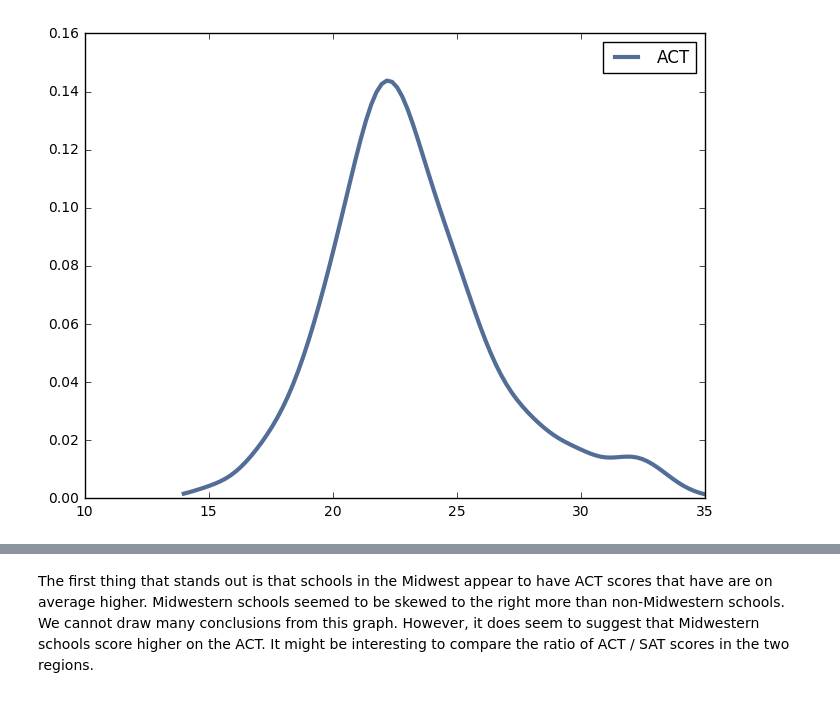
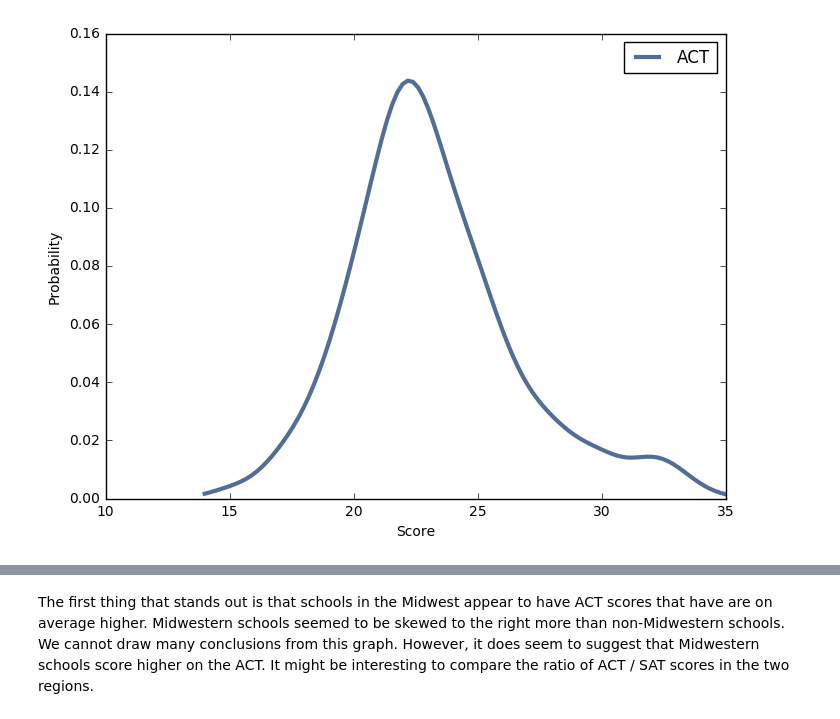
Before and after one commit to willythor/ThinkStats2, a Jupyter notebook: code/report1.ipynb, the cells around one changed output, grey strips where cells are left out. Drawn from its saved outputs; the diff is of its cells as text; code cells hidden in the pictures.

```diff
--- a/code/report1.ipynb
+++ b/code/report1.ipynb
@@ -27,16 +27,18 @@ college_data = college_data[college_data['ACTCMMID'] > -1]
 # %%
 """
 We can graph both SAT scores and ACT scores.
 """
 act = college_data['ACTCMMID']
 sat = college_data['SAT_AVG']
 
 pdf = thinkstats2.EstimatedPdf(act, label="ACT")
 pdf2 = thinkstats2.EstimatedPdf(sat, label="SAT")
+thinkplot.Config(xlabel='Score',
+                 ylabel='Probability')
 thinkplot.Pdf(pdf)
 thinkplot.Show()
 # %% [output]
-[figure, old version]
+[figure, new version]
 # %%
 thinkplot.Pdf(pdf2)
 thinkplot.Show()
```
Also changed, not shown: parts of 3 cells of this notebook.
